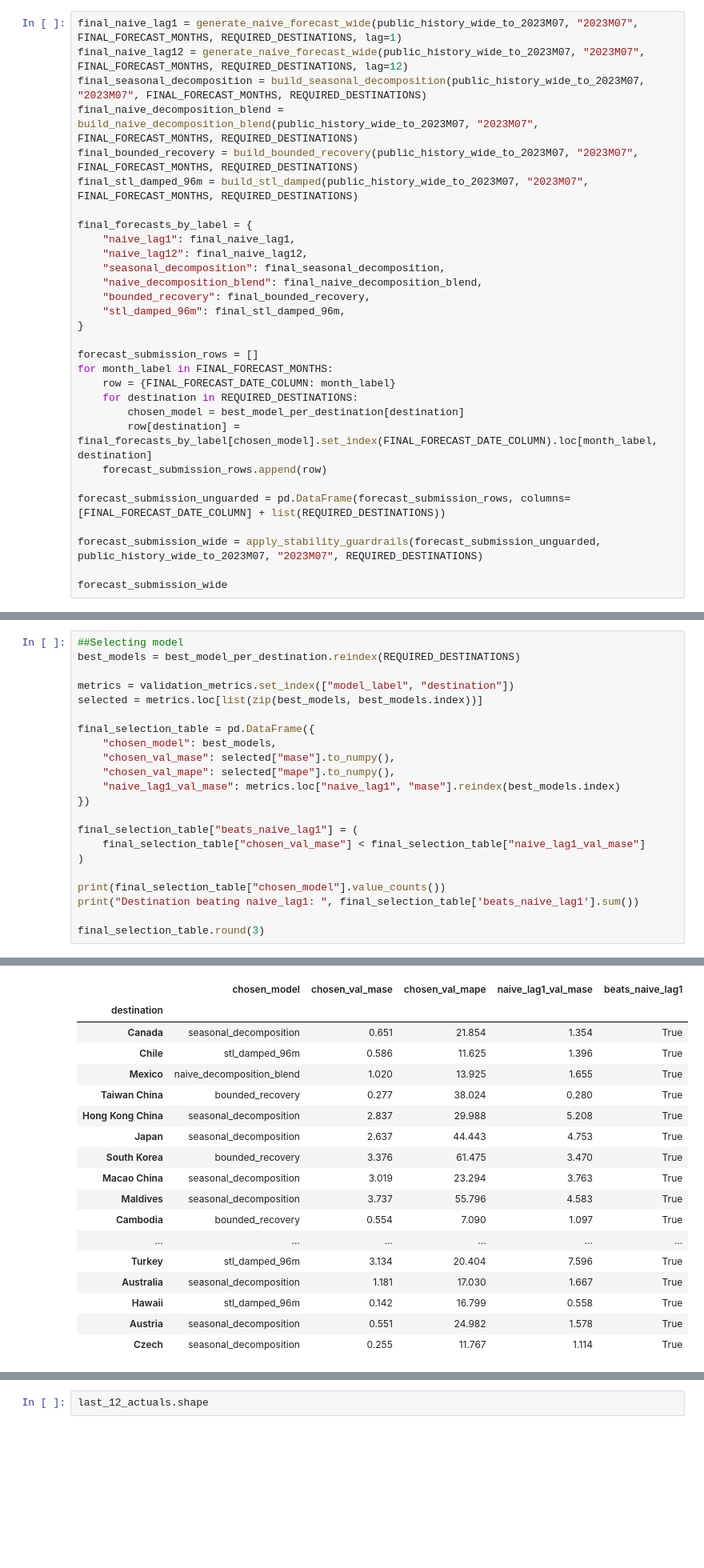
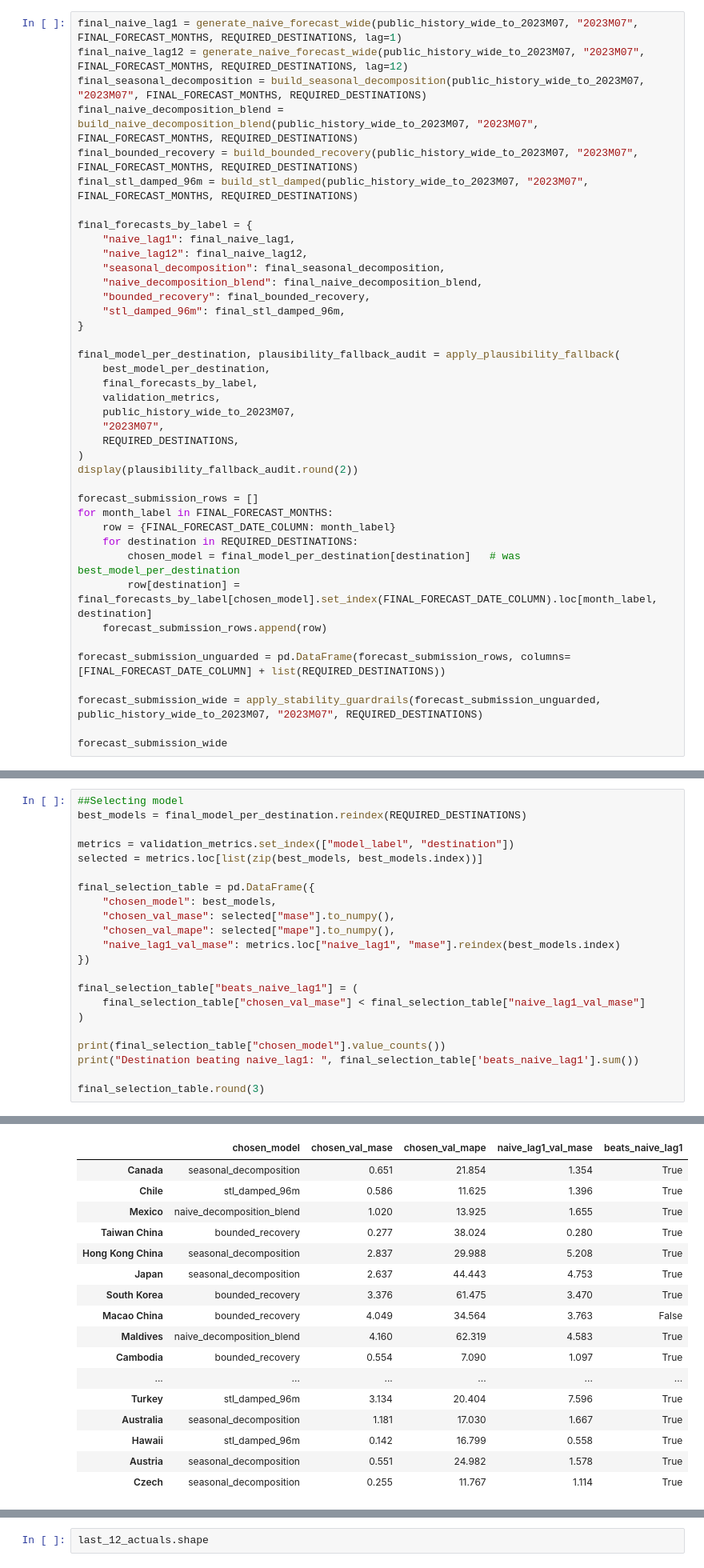
Before and after one commit to JoshHulett/SIT742-Asessment2-Group16, a Jupyter notebook: SIT742-2026T2-A2-Starter.ipynb, the cells around one changed output, grey strips where cells are left out. Shown at 80% size. Saved outputs shown, nothing was run; the diff lists cells and outputs as text; blank space fills up the shorter version.

```diff
--- a/SIT742-2026T2-A2-Starter.ipynb
+++ b/SIT742-2026T2-A2-Starter.ipynb
@@ -1703,11 +1765,21 @@ final_forecasts_by_label = {
     "stl_damped_96m": final_stl_damped_96m,
 }
 
+final_model_per_destination, plausibility_fallback_audit = apply_plausibility_fallback(
+    best_model_per_destination,
+    final_forecasts_by_label,
+    validation_metrics,
+    public_history_wide_to_2023M07,
+    "2023M07",
+    REQUIRED_DESTINATIONS,
+)
+display(plausibility_fallback_audit.round(2))
+
 forecast_submission_rows = []
 for month_label in FINAL_FORECAST_MONTHS:
     row = {FINAL_FORECAST_DATE_COLUMN: month_label}
     for destination in REQUIRED_DESTINATIONS:
-        chosen_model = best_model_per_destination[destination]
+        chosen_model = final_model_per_destination[destination]   # was best_model_per_destination
         row[destination] = final_forecasts_by_label[chosen_model].set_index(FINAL_FORECAST_DATE_COLUMN).loc[month_label, destination]
     forecast_submission_rows.append(row)
 
@@ -1769,7 +1858,7 @@ With the forecasts auditted, the final `forecast_submission_wide` is exported to
 <!-- A2:ANSWER:Q5:END -->
 # %%
 ##Selecting model
-best_models = best_model_per_destination.reindex(REQUIRED_DESTINATIONS)
+best_models = final_model_per_destination.reindex(REQUIRED_DESTINATIONS)
 
 metrics = validation_metrics.set_index(["model_label", "destination"])
 selected = metrics.loc[list(zip(best_models, best_models.index))]
@@ -1800,5 +1889,4 @@ Destination beating naive_lag1:  20
 |  | chosen_model | chosen_val_mase | chosen_val_mape | naive_lag1_val_mase | beats_naive_lag1 |
-| destination |  |  |  |  |  |
 | Canada | seasonal_decomposition | 0.651 | 21.854 | 1.354 | True |
 | Chile | stl_damped_96m | 0.586 | 11.625 | 1.396 | True |
 | Mexico | naive_decomposition_blend | 1.020 | 13.925 | 1.655 | True |
@@ -1806,8 +1894,8 @@ Destination beating naive_lag1:  20
 | Hong Kong China | seasonal_decomposition | 2.837 | 29.988 | 5.208 | True |
 | Japan | seasonal_decomposition | 2.637 | 44.443 | 4.753 | True |
 | South Korea | bounded_recovery | 3.376 | 61.475 | 3.470 | True |
-| Macao China | seasonal_decomposition | 3.019 | 23.294 | 3.763 | True |
-| Maldives | seasonal_decomposition | 3.737 | 55.796 | 4.583 | True |
+| Macao China | bounded_recovery | 4.049 | 34.564 | 3.763 | False |
+| Maldives | naive_decomposition_blend | 4.160 | 62.319 | 4.583 | True |
 | Cambodia | bounded_recovery | 0.554 | 7.090 | 1.097 | True |
 | ... | ... | ... | ... | ... | ... |
 | Turkey | stl_damped_96m | 3.134 | 20.404 | 7.596 | True |
```
Also changed, not shown: parts of 5 cells of this notebook.
